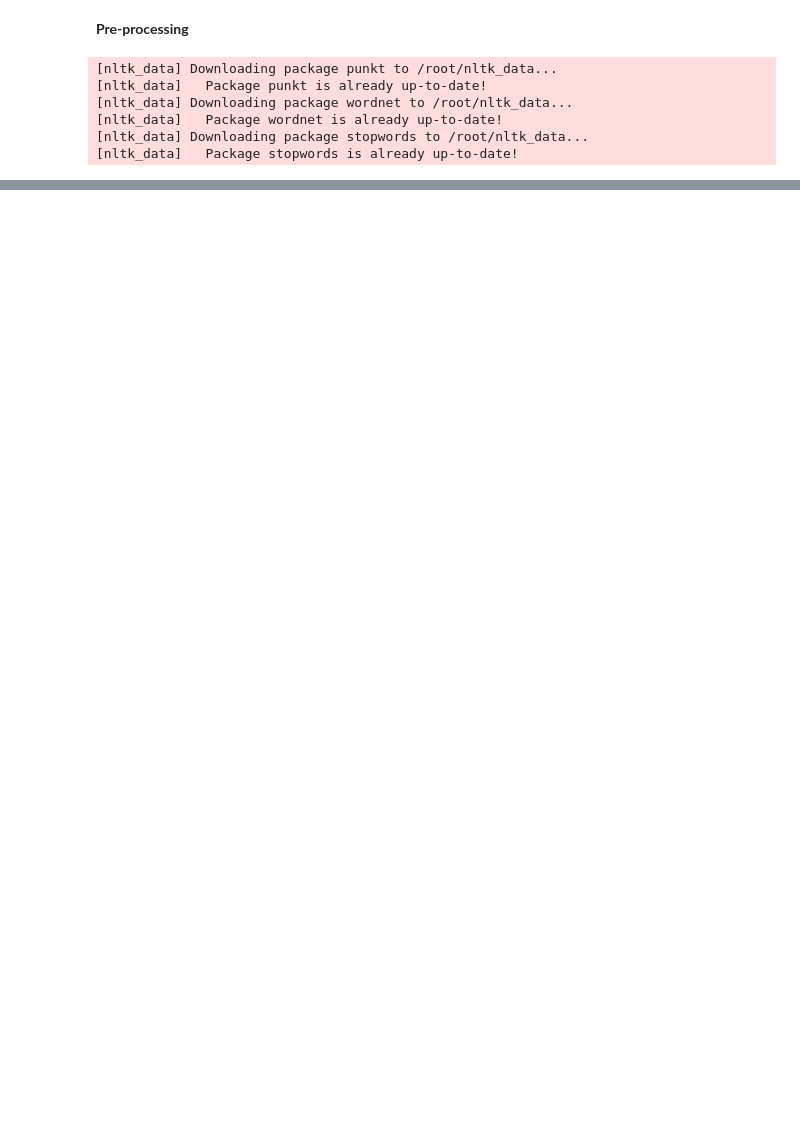
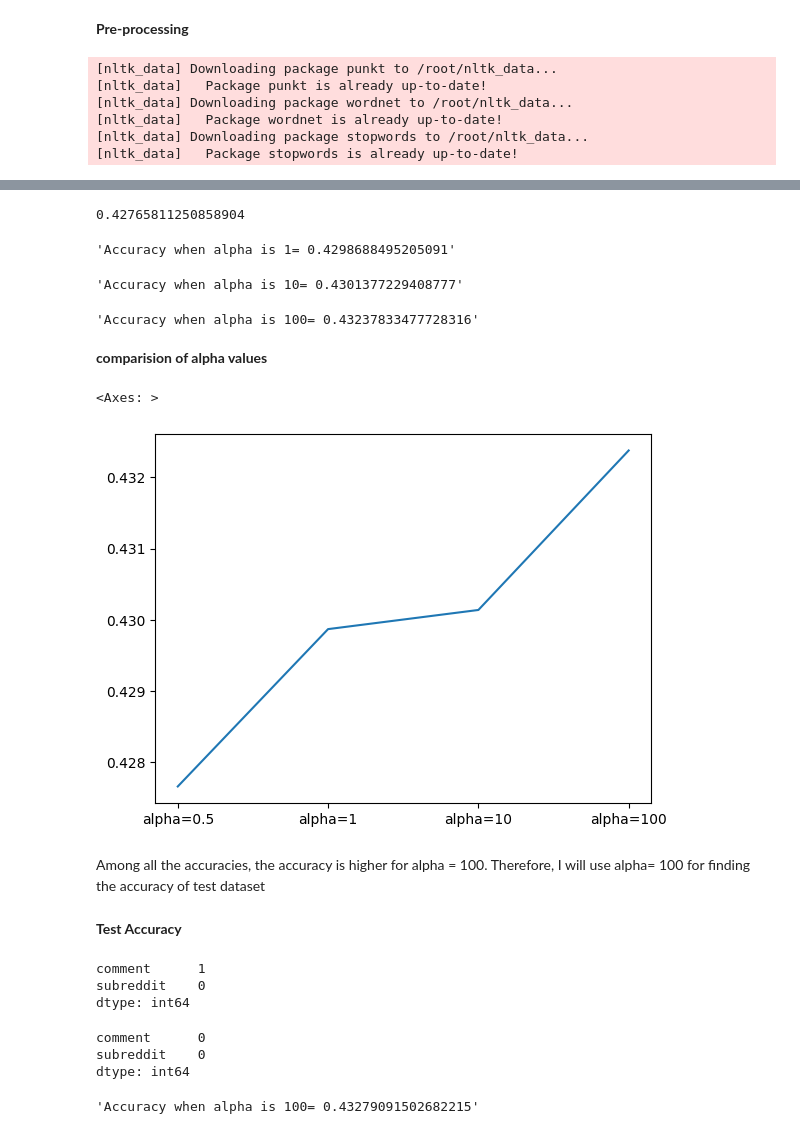
Before and after one commit to Moukthika1253/Reddit-comments-Text-classifier, a Jupyter notebook: SubReddit_category_text_classifier.ipynb, the cells around one changed output, grey strips where cells are left out. Drawn from its saved outputs; the diff is of its cells as text; code cells hidden in the pictures; blank space fills up the shorter version.

```diff
--- a/SubReddit_category_text_classifier.ipynb
+++ b/SubReddit_category_text_classifier.ipynb
@@ -136,0 +438,44 @@ train_copy.head()
+# %%
+find_accuracy(0.5)
+# %% [output]
+0.42765811250858904
+# %%
+find_accuracy(1)
+# %% [output]
+'Accuracy when alpha is 1= 0.4298688495205091'
+# %%
+find_accuracy(10)
+# %% [output]
+'Accuracy when alpha is 10= 0.4301377229408777'
+# %%
+find_accuracy(100)
+# %% [output]
+'Accuracy when alpha is 100= 0.43237833477728316'
+# %% [markdown]
+**comparision of alpha values**
+# %%
+import seaborn as sns
+acc=[0.42765811250858904,0.4298688495205091,0.4301377229408777,0.43237833477728316]
+label=['alpha=0.5','alpha=1','alpha=10','alpha=100']
+sns.lineplot(data=None,x=label,y=acc)
+# %% [output]
+<Axes: >
+[figure, added]
+# %% [markdown]
+Among all the accuracies, the accuracy is higher for alpha = 100. Therefore, I will use alpha= 100 for finding the accuracy of test dataset
+# %% [markdown]
+**Test Accuracy**
+# %%
+test_set.isna().sum()
+# %% [output]
+comment      1
+subreddit    0
+dtype: int64
+# %%
+test_set['comment'].replace('',np.nan,inplace=True)
+test_set.dropna(subset=['comment'],inplace=True)
+test_set.isna().sum()
+# %% [output]
+comment      0
+subreddit    0
+dtype: int64
@@ -136,0 +493,4 @@ train_copy.head()
+# %%
+test_accuracy(100)
+# %% [output]
+'Accuracy when alpha is 100= 0.43279091502682215'
```
Also changed, not shown: parts of 75 cells of this notebook.
